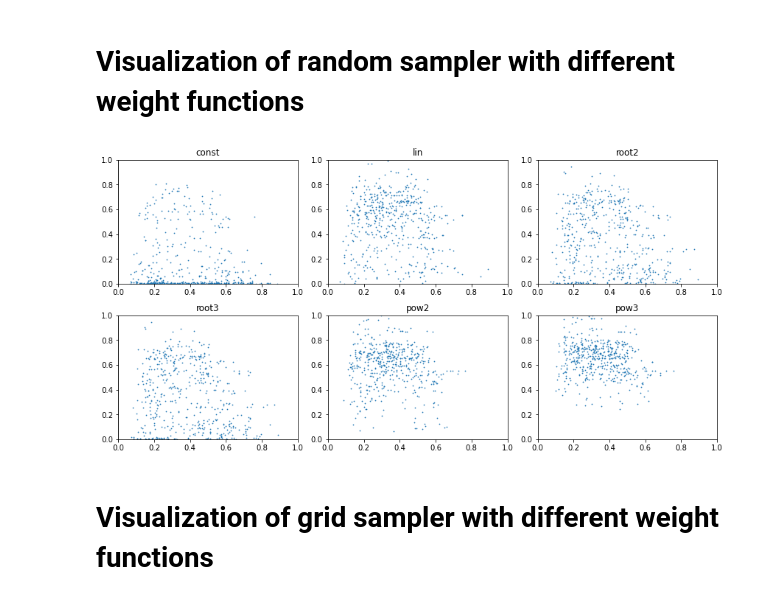
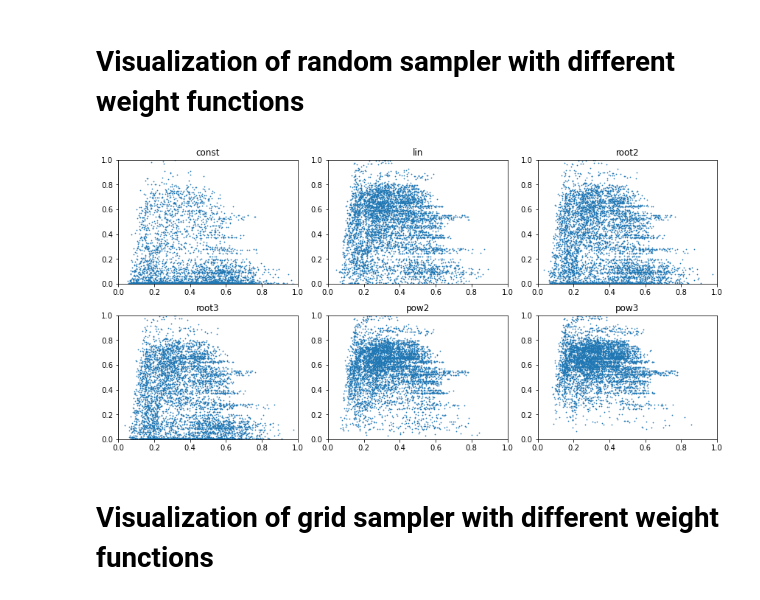
Before and after one commit to bazko1/PersistenceCodebooks, a Jupyter notebook: experiments/shapes_3d/Sampling_visualization.ipynb, the cells around one changed output. Saved outputs shown, nothing was run; the diff lists cells and outputs as text; code cells hidden in the pictures.

```diff
--- a/experiments/shapes_3d/Sampling_visualization.ipynb
+++ b/experiments/shapes_3d/Sampling_visualization.ipynb
@@ -33,31 +36,31 @@ plt.scatter(all_points[:, 0], all_points[:, 1], s=0.5)
 # %%
 #Different persistence weighting functions visualization
 sampling_weights = {
     "const": None,
     "lin" : lambda x : x[1],
     "root2" : lambda x : x[1]**(1/2),
     "root3" : lambda x : x[1]**(1/2),
     "pow2" : lambda x : x[1]**2,
     "pow3" : lambda x : x[1]**3,
 }
 
 index = 1
 fig = plt.figure(figsize=(12,6))
 
 for name, weight in sampling_weights.items():
-    transformed = RandomPDSampler(500, weight, random_state=42).fit_transform(preprocessed, y)[0]
+    transformed = RandomPDSampler(5000, weight, random_state=42).fit_transform(preprocessed, y)[0]
 
     ax = fig.add_subplot(2,3,index)
     ax.set_title(name)
     ax.scatter(transformed[:, 0], transformed[:, 1], s=0.5)
     ax.set_ylim(0,1)
     ax.set_xlim(0,1)
 
     index += 1
 
 fig.tight_layout(pad=1.0)
 # %% [output]
-[figure, old version]
+[figure, new version]
 # %% [markdown]
 # Visualization of grid sampler with different weight functions
 # %%
```
Also changed, not shown: parts of 2 cells of this notebook, 22 other files.
